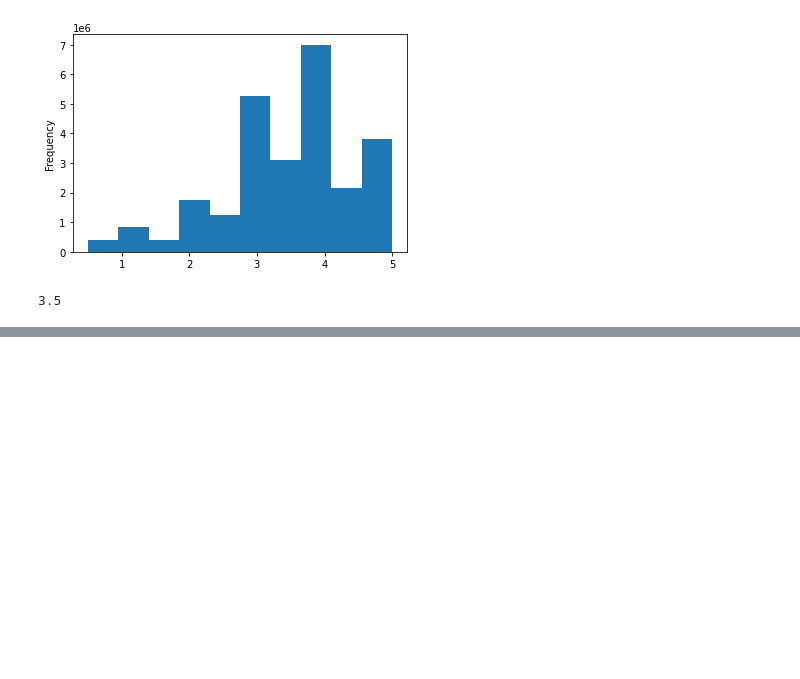
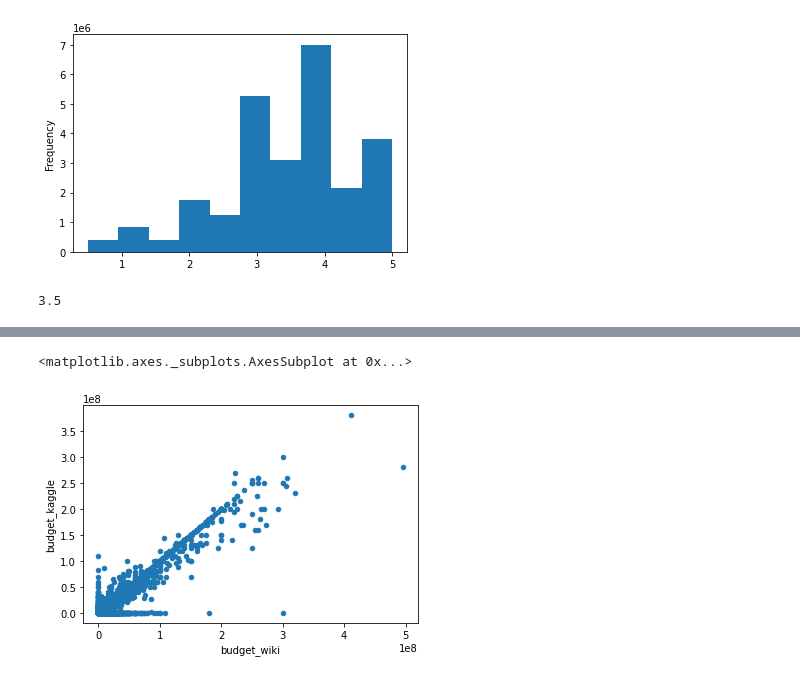
Before and after one commit to cedoula/Movies-ETL, a Jupyter notebook: Untitled.ipynb, the cells around one changed output, grey strips where cells are left out. Drawn from its saved outputs; the diff is of its cells as text; code cells hidden in the pictures; blank space fills up the shorter version.

```diff
--- a/Untitled.ipynb
+++ b/Untitled.ipynb
@@ -1138,0 +1255,6 @@ np.median(ratings['rating'])
+# %%
+# Budget - Fill Null with 0 and scatter plot
+movies_df.fillna(0).plot(x='budget_wiki', y='budget_kaggle', kind='scatter')
+# %% [output]
+<matplotlib.axes._subplots.AxesSubplot at 0x...>
+[figure, added]
```
Also changed, not shown: parts of 49 cells of this notebook.
